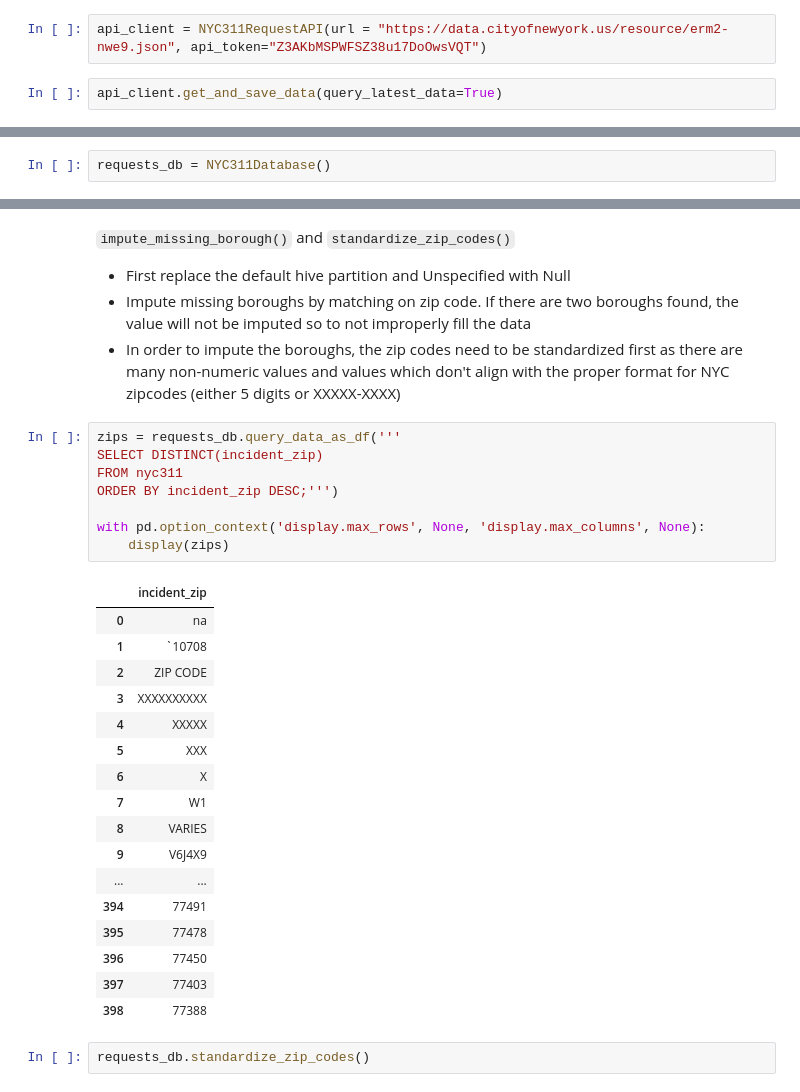
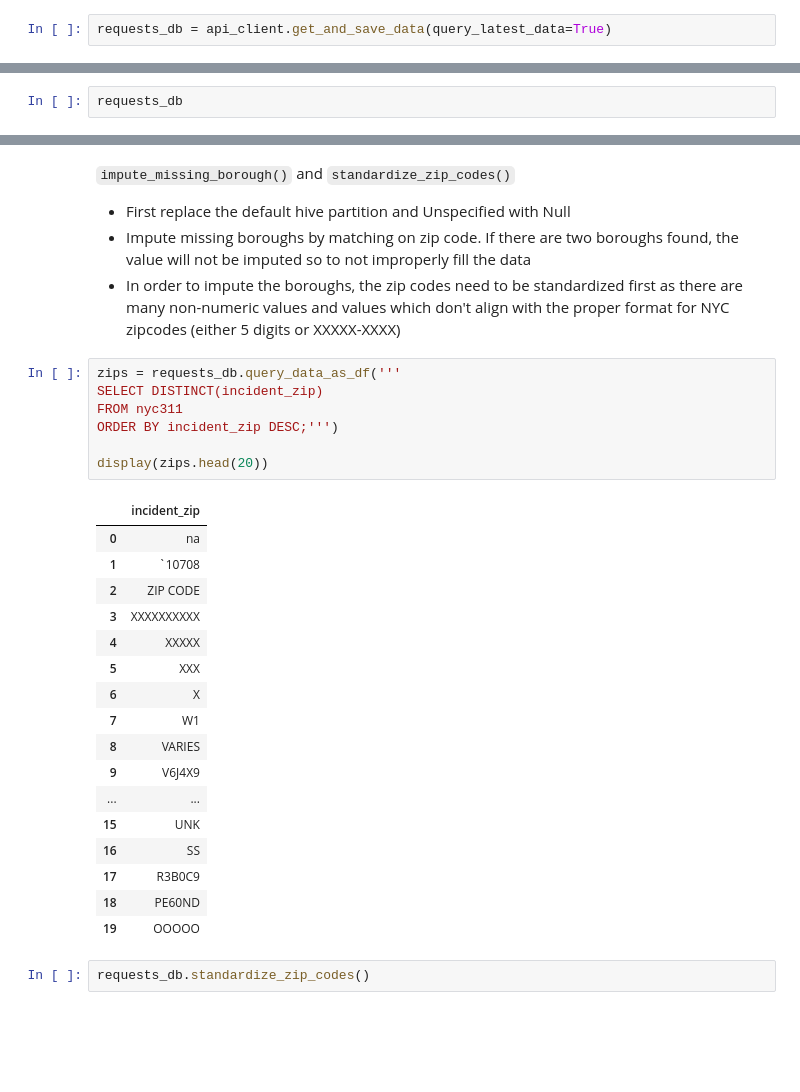
Before and after one commit to erdh98/hbc_tech_assessment, a Jupyter notebook: notebooks/ETL + EDA.ipynb, the cells around one changed output, grey strips where cells are left out. Cells and saved outputs as stored; diff of their text form; blank space fills up the shorter version.

```diff
--- a/notebooks/ETL + EDA.ipynb
+++ b/notebooks/ETL + EDA.ipynb
@@ -35,9 +55,7 @@ pio.renderers.default = "notebook_connected"
 - The previous method sends 1 synchronous request to the 311 API and limits each request to 50,000 rows to avoid throttling
 - The class takes an optional API token (hardcoded since this is a public API) which improves runtime by preventing throttling
 - If setting the parameter `query_latest_data` to `False` in `get_and_save_data()`, the previous step will delete the existing folder and re-request all existing data (not recommended).
-# %%
-api_client = NYC311RequestAPI(url = "https://data.cityofnewyork.us/resource/erm2-nwe9.json", api_token="Z3AKbMSPWFSZ38u17DoOwsVQT")
 # %%
-api_client.get_and_save_data(query_latest_data=True)
+requests_db = api_client.get_and_save_data(query_latest_data=True)
 # %% [output]
 Creating DB connection to check latest data
@@ -54,2 +69,2 @@ Data querying finished
 # %%
-requests_db = NYC311Database()
+requests_db
@@ -279,29 +295,28 @@ count_duplicates
 # %%
 zips = requests_db.query_data_as_df('''
 SELECT DISTINCT(incident_zip)
 FROM nyc311
 ORDER BY incident_zip DESC;''')
 
-with pd.option_context('display.max_rows', None, 'display.max_columns', None):
-    display(zips)
+display(zips.head(20))
 # %% [output]
 |  | incident_zip |
 | 0 | na |
 | 1 | `10708 |
 | 2 | ZIP CODE |
 | 3 | XXXXXXXXXX |
 | 4 | XXXXX |
 | 5 | XXX |
 | 6 | X |
 | 7 | W1 |
 | 8 | VARIES |
 | 9 | V6J4X9 |
 | ... | ... |
-| 394 | 77491 |
-| 395 | 77478 |
-| 396 | 77450 |
-| 397 | 77403 |
-| 398 | 77388 |
+| 15 | UNK |
+| 16 | SS |
+| 17 | R3B0C9 |
+| 18 | PE60ND |
+| 19 | OOOOO |
 # %%
 requests_db.standardize_zip_codes()
 # %%
```
Also changed, not shown: parts of 22 cells of this notebook, 2 other files.
